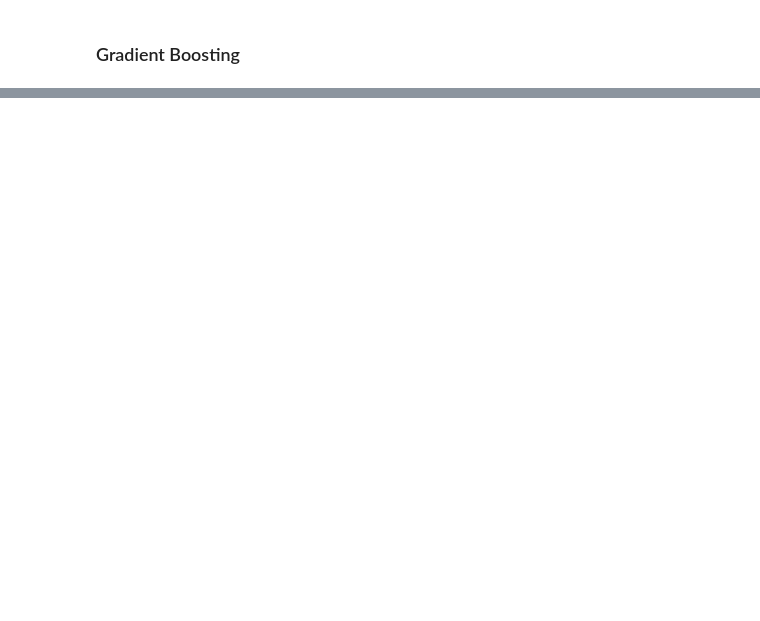
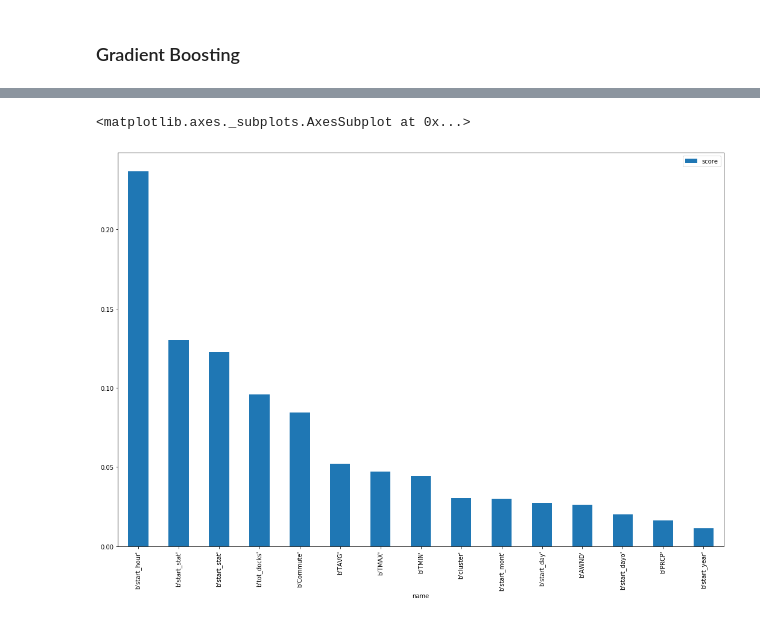
Before and after one commit to zhangym1256/Citi-Bike-Capstone, a Jupyter notebook: Hanbo/Machine_Learning.ipynb, the cells around one changed output, grey strips where cells are left out. Cells and saved outputs as stored; diff of their text form; code cells hidden in the pictures; blank space fills up the shorter version.

```diff
--- a/Hanbo/Machine_Learning.ipynb
+++ b/Hanbo/Machine_Learning.ipynb
@@ -75,0 +354,7 @@ grid_search_xgb = GridSearchCV(xgb, grid_params, cv = 3,scoring = 'neg_root_mean
+# %%
+X_train_class, X_test_class, y_train_class, y_test_class = train_test_split(X_class, Y_class, train_size=0.8, test_size=0.2, random_state=42)
+# %%
+randomForest = RandomForestClassifier()
+# %%
+randomForest.set_params(random_state=42, max_features=4,n_estimators=1000,verbose=1,n_jobs=6)
+%time randomForest.fit(X_train_class, y_train_class)
@@ -75,0 +395,3 @@ grid_search_xgb = GridSearchCV(xgb, grid_params, cv = 3,scoring = 'neg_root_mean
+# %%
+feature_importance = list(zip(X_train_class.columns, randomForest.feature_importances_))
+feature_importance
@@ -75,0 +416,9 @@ grid_search_xgb = GridSearchCV(xgb, grid_params, cv = 3,scoring = 'neg_root_mean
+# %%
+dtype = [('feature', 'S10'), ('importance', 'float')]
+feature_importance = np.array(feature_importance, dtype=dtype)
+feature_sort = np.sort(feature_importance, order='importance')[::-1]
+name, score = zip(*list(feature_sort))
+pd.DataFrame({'name':name,'score':score})[:15].plot.bar(x='name', y='score')
+# %% [output]
+<matplotlib.axes._subplots.AxesSubplot at 0x...>
+[figure, added]
```
Also changed, not shown: parts of 38 cells of this notebook, 5 other files.
